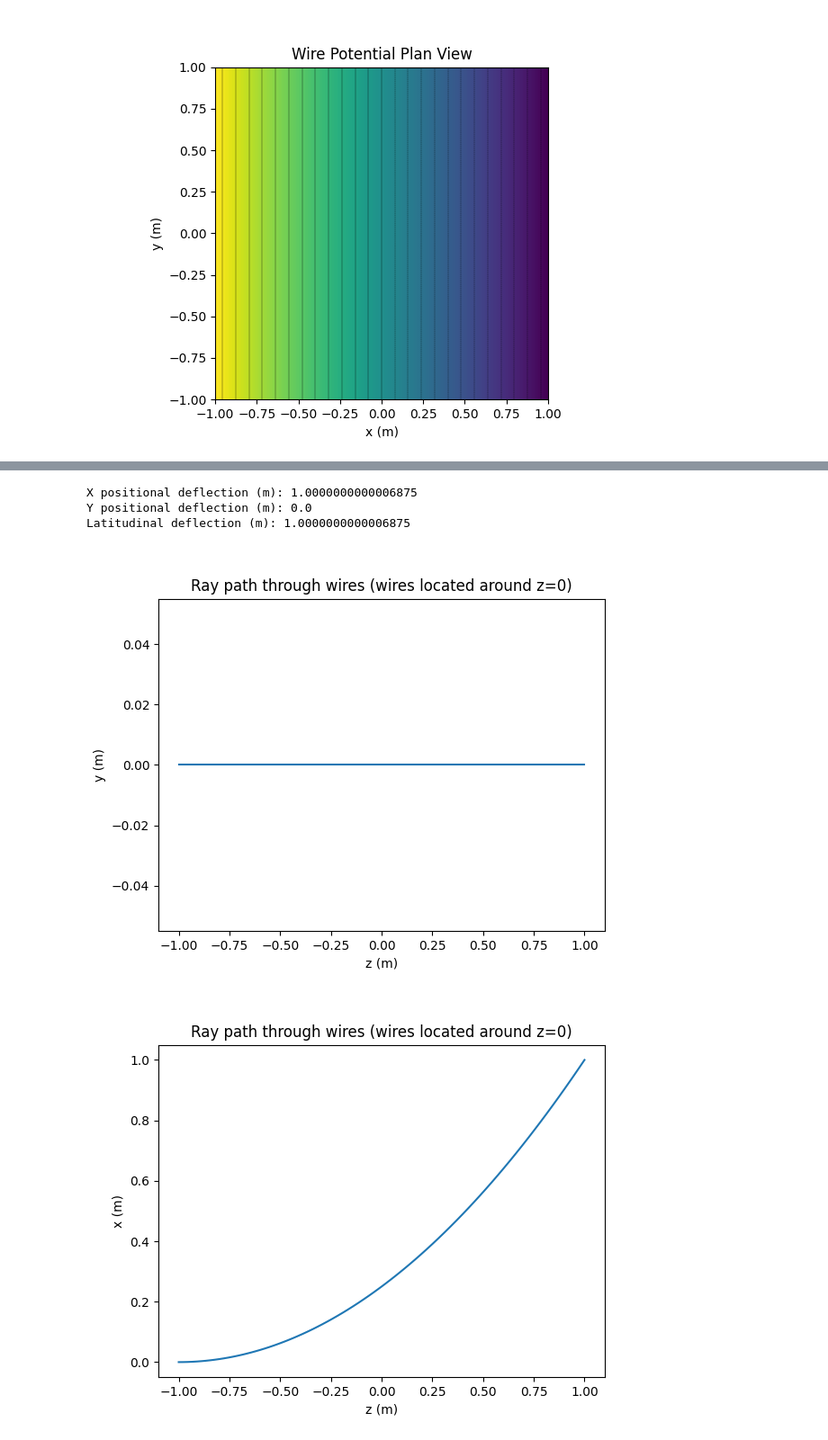
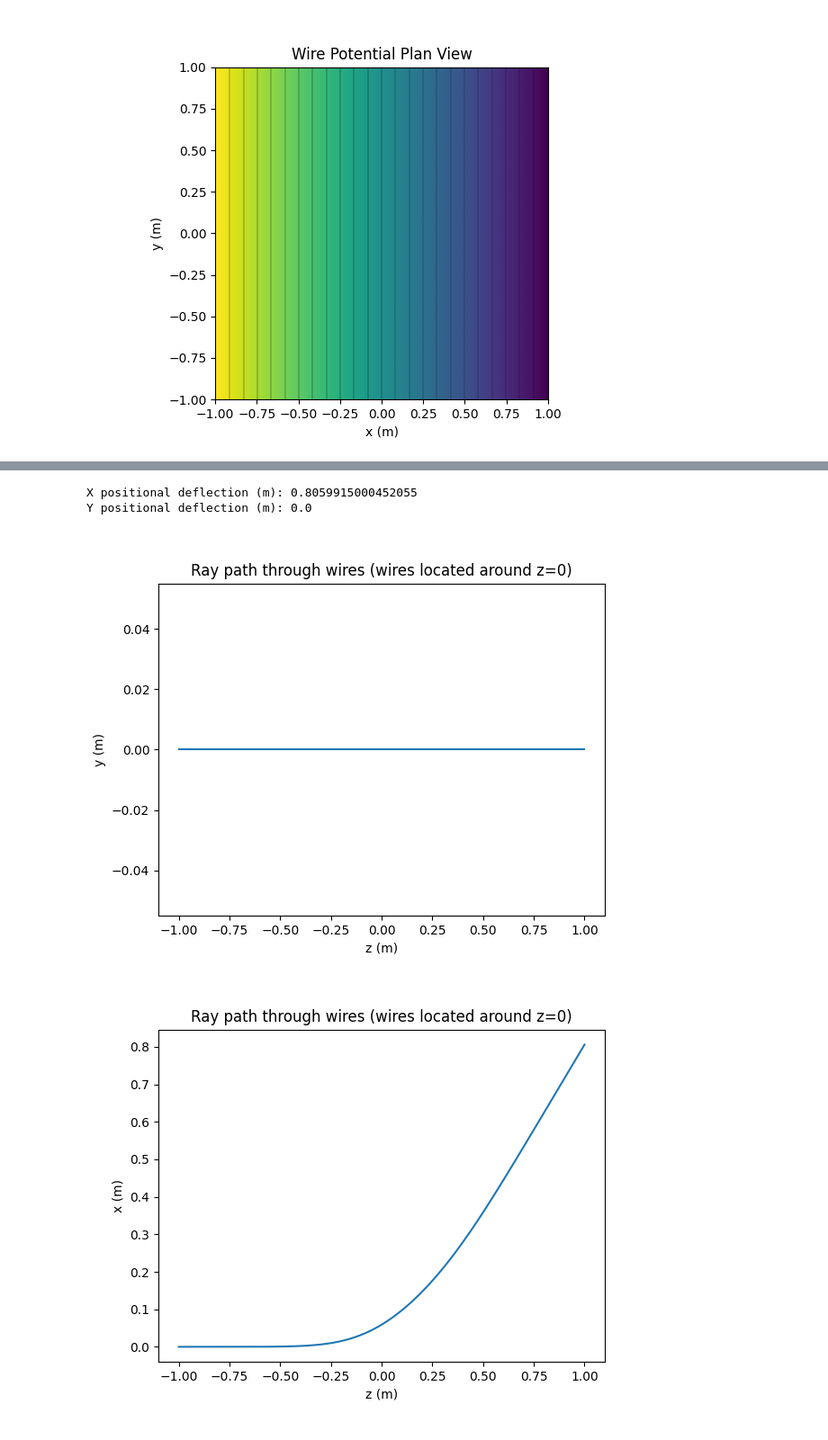
Before and after one commit to AMCLab/TEMGYMAdvanced, a Jupyter notebook: JanghyunCOMAnalysis/refraction_baseline.ipynb, the cells around one changed output, grey strips where cells are left out. Shown at 90% size. Drawn from its saved outputs; the diff is of its cells as text; code cells hidden in the pictures.

```diff
--- a/JanghyunCOMAnalysis/refraction_baseline.ipynb
+++ b/JanghyunCOMAnalysis/refraction_baseline.ipynb
@@ -12,19 +12,23 @@ import matplotlib.pyplot as plt
 # %% [markdown]
 Again set up constants and sympy symbols, and define the equation in sympy, and make a lambda function out of it.
 # %%
-
-tol = 1e-12
+#Initialise printing
 sp.init_printing()
 
+#Create mathematical symbols
 x, y, z = sp.symbols('x y z')
-a, b = sp.symbols('a b')
 
-phi_linear = y
-display(phi_linear)
+#Make a linear potential along the x axis
+phi_linear = -0.3*x
 
-phi_linear = -1*x #Piecewise((0, x < -1), (x, x <= 1), (0, True))
-phi_linear_gauss = phi_linear*sp.exp(-z**2 / 0.0000001)
+#With a gaussian width of std 0.1 in the z-direction. This is so we can easily differentiate and integrate our potential
+phi_linear_gauss = phi_linear*sp.exp(-z**2 / 0.1)
 
+#Perform the phase integral
+phase_integral = sp.integrate(phi_linear_gauss, (z, -oo, +oo))
+phase_integral_lambda = sp.lambdify(x, phase_integral)
+
+#Calculate the E-Field so we can plot it.
 Ex = -1*phi_linear_gauss.diff(x)
 Ey = -1*phi_linear_gauss.diff(y)
 Ez = -1*phi_linear_gauss.diff(z)
@@ -209,12 +218,13 @@ def make_potential_and_efield(phi, phi_0, x, y, z, eps):
 
     return phi_hat_wires_electron_lambda, dphi_hat_wires_electron_lambda
 # %%
-e = -1.60217662e-19 #unit C
-m = 9.10938356e-31 #unit kg
-c_l = 2.99792458e8 #unit m/s
-eps_0_val = 8.85418782e-12 #permittivity unit F/m
+e = -1#-1.60217662e-19 #unit C
+m = 1#9.10938356e-31 #unit kg
+h = 1#6.62607015e-34 #unit J . s
+c_l = 1#2.99792458e8 #unit m/s
+eps_0_val = 1#8.85418782e-12 #permittivity unit F/m
 
-phi_0 = 1 #unit V
+phi_0 = 0.125 #unit V
 v_0 = c_l*(1-(1-(e*phi_0)/(m*(c_l**2)))**(-2))**(1/2) #unit m/s
 eta = (abs(e)/(2*m))**(1/2) #Constant from Hawkes
 gamma = 1/(1-(v_0**2/c_l**2))**(1/2) #Gamma factor
@@ -234,13 +238,13 @@ def trajectory_equation_of_motion(z, x, phi_hat_lambda, dphi_hat_lambda):
     return np.array([x[1], (p**2)/(2*phi_hat)*(dphi_hat_x-x[1]*dphi_hat_z), x[3], (p**2)/(2*phi_hat)*(dphi_hat_y-x[3]*dphi_hat_z)]) #evaluate the velocities and accelerations, [vx, ax, vy, ay]
 # %%
-phi_hat_lambda, dphi_hat_lambda = make_potential_and_efield(phi_linear, phi_0, x, y, z, eps)
+phi_hat_lambda, dphi_hat_lambda = make_potential_and_efield(phi_linear_gauss, phi_0, x, y, z, eps)
 # %%
 x0 = np.array([0, 0, 0, 0]) #x, x', y, y'
 z0 = -1 #Initial z plane
 zF = 1 #Final z plane
 
-tol = 1e-10 #error tolerance in the calculation (error in force or velocity on one axis is no larger than tolerance)
+tol = 1e-12 #error tolerance in the calculation (error in force or velocity on one axis is no larger than tolerance)
 max_step_size = 1e-1 #m
 min_step_size = 1e-15 #m
-z_out, x_out, steps = odedopri(trajectory_equation_of_motion,  z0,  x0,  zF,  tol ,  max_step_size,  min_step_size,  100, args=(phi_hat_lambda, dphi_hat_lambda))
+z_out, x_out, steps = odedopri(trajectory_equation_of_motion,  z0,  x0,  zF,  tol ,  max_step_size,  min_step_size,  1000, args=(phi_hat_lambda, dphi_hat_lambda))
 # %% [output]
@@ -264,29 +252,20 @@ reached end
 # %%
 plt.figure()
 plt.plot(z_out[:steps], x_out[:steps, 2])
 plt.title('Ray path through wires (wires located around z=0)')
 plt.xlabel('z (m)')
 plt.ylabel('y (m)')
 
 plt.figure()
 plt.plot(z_out[:steps], x_out[:steps, 0])
 plt.title('Ray path through wires (wires located around z=0)')
 plt.xlabel('z (m)')
 plt.ylabel('x (m)')
 
-plt.figure()
-plt.plot(x_out[:steps, 0], x_out[:steps, 2])
-plt.title('Ray path through wires (wires located around z=0)')
-plt.xlabel('x (m)')
-plt.ylabel('y (m)')
-
 print('X positional deflection (m):', abs(x_out[0, 0]-x_out[steps-1, 0]))
 print('Y positional deflection (m):', abs(x_out[0, 2]-x_out[steps-1, 2]))
-
-print('Latitudinal deflection (m):', np.sqrt(abs(x_out[0, 0]-x_out[steps-1, 0])**2+abs(x_out[0, 2]-x_out[steps-1, 2])**2))
 # %% [output]
-X positional deflection (m): 1.0000000000006875
+X positional deflection (m): 0.8059915000452055
 Y positional deflection (m): 0.0
-Latitudinal deflection (m): 1.0000000000006875
 [figure]
-[figure, old version]
+[figure, new version]
```
Also changed, not shown: parts of 16 cells of this notebook, 1 other file.
